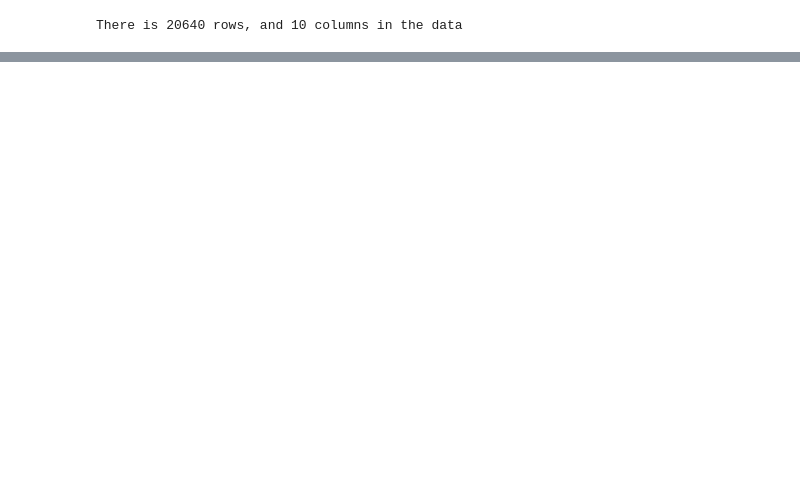
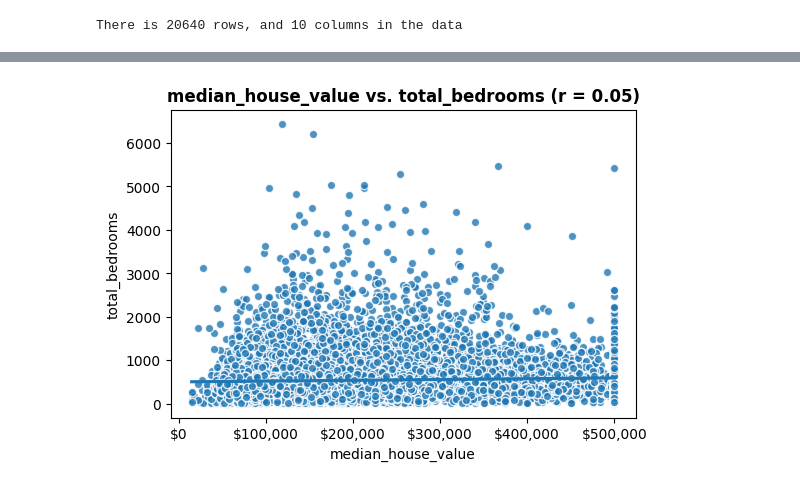
Before and after one commit to J4sonN/MLprojects, a Jupyter notebook: Machine_Learning.ipynb, the cells around one changed output, grey strips where cells are left out. Drawn from its saved outputs; the diff is of its cells as text; code cells hidden in the pictures; blank space fills up the shorter version.

```diff
--- a/Machine_Learning.ipynb
+++ b/Machine_Learning.ipynb
@@ -113,0 +396,22 @@ There is 20640 rows, and 10 columns in the data
+# %%
+import matplotlib
+from matplotlib.ticker import FuncFormatter
+price_fmt_100k = FuncFormatter(hundred_k)
+price_fmt = matplotlib.ticker.StrMethodFormatter('${x:,.0f}')
+# %%
+## Get a new fig from plot_dist and use the new FuncFormatter for price
+fig, ax = plt.subplots(figsize=[10,15])
+    ## Plot histogram
+sns.histplot(data=ch,x=ch['median_house_value'], color='skyblue')
+ax.set_title('Distribution of Home Prices');
+
+
+    ## Annotating mean and median
+mean_price = ch['median_house_value'].mean()
+ax.axvline(mean_price,color='slategray', ls='--', lw=3,
+            label=f"Mean {ch['median_house_value']} = ${mean_price:,.2f}");
+med_price = ch['median_house_value'].median()
+ax.axvline(med_price,color='skyblue', ls=':', lw=3,
+            label=f"Median {ch['median_house_value']} = ${med_price:,.2f}");
+ax.legend(fontsize = 8);
+ax.xaxis.set_major_formatter(price_fmt);
@@ -113,0 +420,18 @@ There is 20640 rows, and 10 columns in the data
+# %%
+def plot_numeric_vs_target(df, y, x='median_house_value', figsize=(6,4)):
+  # Calculate the correlation
+  corr = df[[x,y]].corr().round(2)
+  r = corr.loc[x,y]
+  # Plot the data
+  fig, ax = plt.subplots(figsize=figsize)
+  scatter_kws={'ec':'white','lw':1,'alpha':0.8}
+  sns.regplot(data=df, x=x, y=y, ax=ax, scatter_kws=scatter_kws)
+  ## Add the title with the correlation
+  ax.set_title(f"{x} vs. {y} (r = {r})", fontweight='bold')
+  # Make sure the plot is shown before the print statement
+  ax.xaxis.set_major_formatter(price_fmt)
+  plt.show();
+# %%
+plot_numeric_vs_target(ch, "total_bedrooms")
+# %% [output]
+[figure, added]
```
Also changed, not shown: parts of 40 cells of this notebook.
